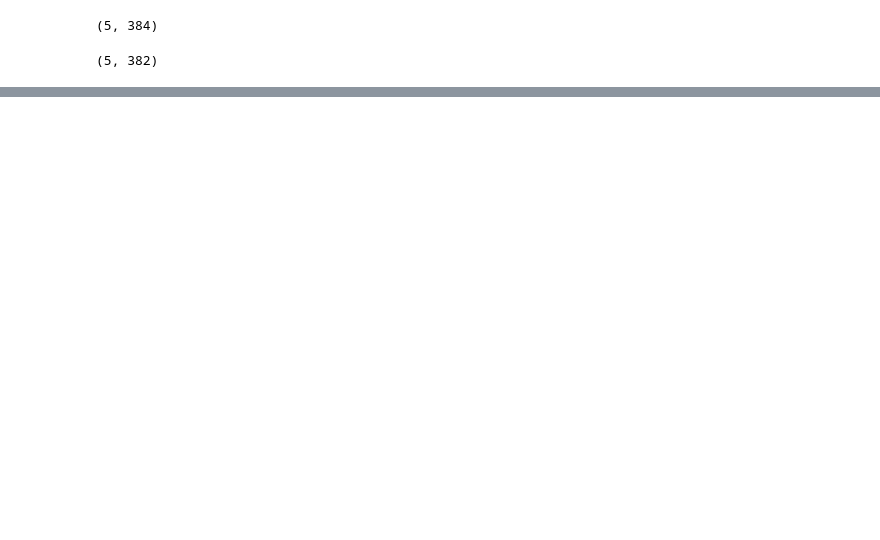
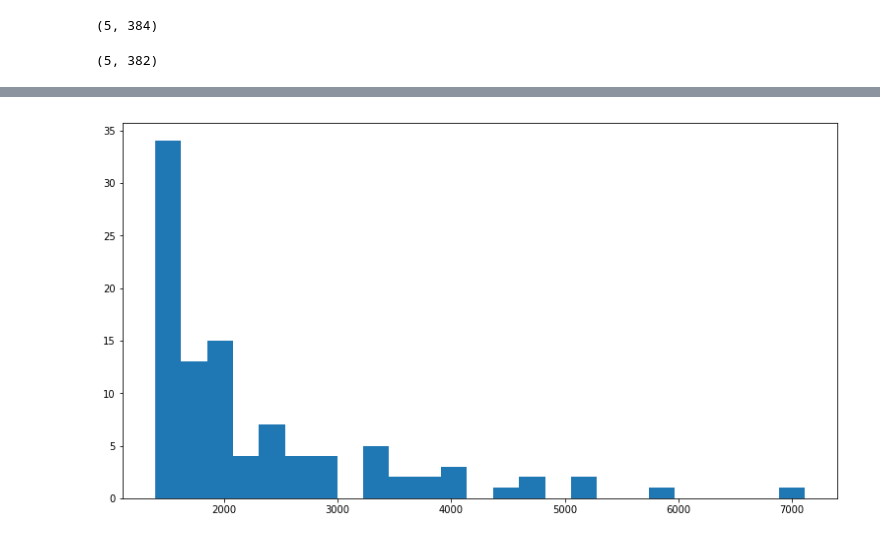
Before and after one commit to acwgough/foreground_moments, a Jupyter notebook: 2019-08-07 optimisation - curve fit and minimize.ipynb, the cells around one changed output, grey strips where cells are left out. Saved outputs shown, nothing was run; the diff lists cells and outputs as text; code cells hidden in the pictures; blank space fills up the shorter version.

```diff
--- a/2019-08-07 optimisation - curve fit and minimize.ipynb
+++ b/2019-08-07 optimisation - curve fit and minimize.ipynb
@@ -162,0 +177,4 @@ plot(big_x, '--.')
+# %%
+hist(big_x, bins=25);
+# %% [output]
+[figure, added]
```
Also changed, not shown: parts of 33 cells of this notebook, 1 other file.
